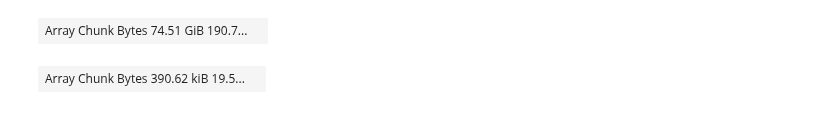
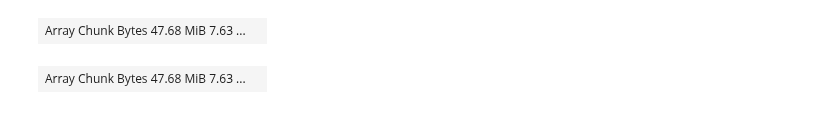
Before and after one commit to leliel12/tads, a Jupyter notebook: students/ray_dask_spark/rds.ipynb, the cells around one changed output. Drawn from its saved outputs; the diff is of its cells as text; code cells hidden in the pictures.

```diff
--- a/students/ray_dask_spark/rds.ipynb
+++ b/students/ray_dask_spark/rds.ipynb
@@ -362,14 +389,12 @@ client
 # %%
 import dask.array as da
-from dask import delayed
 
-a = da.random.random((100_000, 100_000), chunks=(5_000, 5_000))
-a
+dask_example = da.random.random((2_500, 2_500), chunks=(1_000, 1_000))
+dask_example
 # %% [output]
-| Array Chunk Bytes 74.51 GiB 190.7... |  |
+| Array Chunk Bytes 47.68 MiB 7.63 ... |  |
 # %%
-b = a + a.T
-c = b[::2, :].mean(axis=1)
+c = (dask_example + dask_example.T)
 c
 # %% [output]
-| Array Chunk Bytes 390.62 kiB 19.5... |  |
+| Array Chunk Bytes 47.68 MiB 7.63 ... |  |
```
Also changed, not shown: parts of 45 cells of this notebook, 14 other files.
